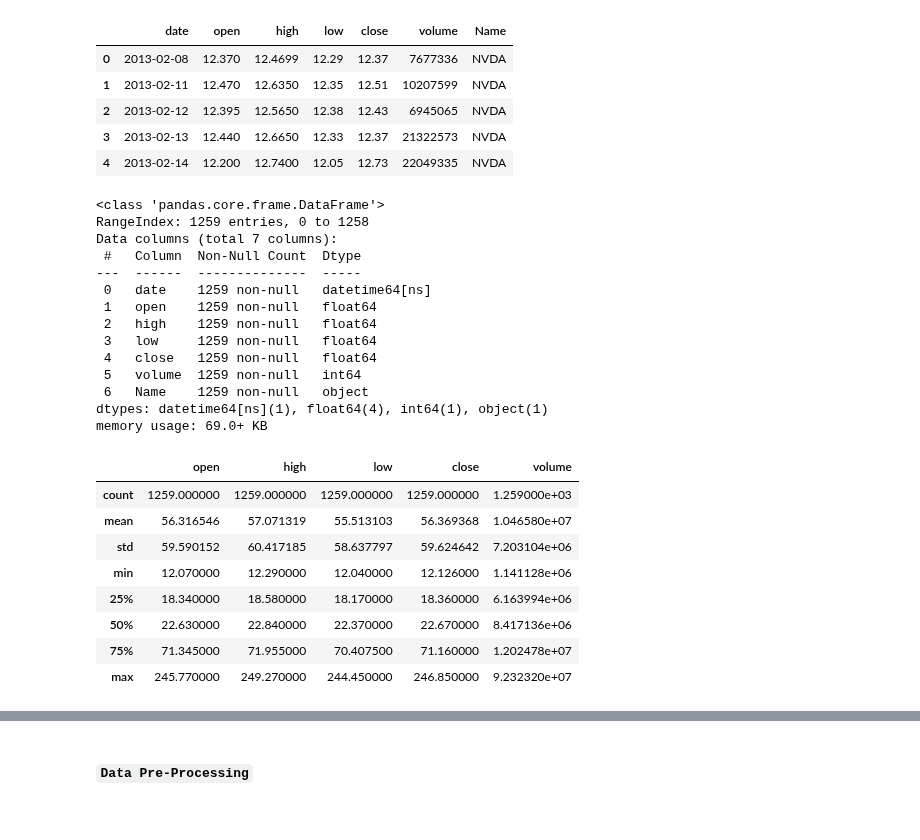
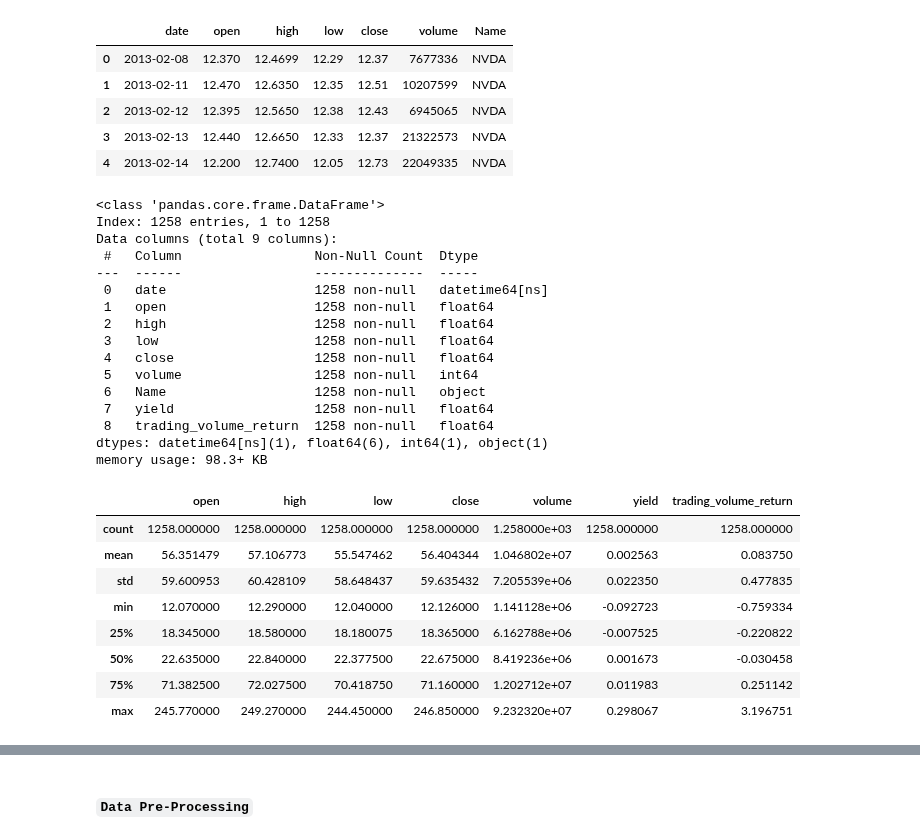
Before and after one commit to sranillac/SRC_UniOvi, a Jupyter notebook: ML-DL/src/ML/ML-Regression/NVIDIA/SRC_EDA_Viz_PreProcess_NVDIA.ipynb, the cells around one changed output, grey strips where cells are left out. Saved outputs shown, nothing was run; the diff lists cells and outputs as text; code cells hidden in the pictures.

```diff
--- a/ML-DL/src/ML/ML-Regression/NVIDIA/SRC_EDA_Viz_PreProcess_NVDIA.ipynb
+++ b/ML-DL/src/ML/ML-Regression/NVIDIA/SRC_EDA_Viz_PreProcess_NVDIA.ipynb
@@ -23,11 +24,11 @@ warnings.filterwarnings("ignore", category = FutureWarning)
 # %% [markdown]
 #### ``Exploratory Data Analysis (EDA)``
 # %%
-# NVDIA Stock Price 5Y dataset
-df_nvdia = pd.read_csv('https://raw.githubusercontent.com/sranillac/SRC_UniOvi/refs/heads/main/ML-DL/data/NVDIA/NVDIAStockPrice5Y-Dataset.csv', usecols = lambda column: column != 'Unnamed: 0')
-df_nvdia['date'] = pd.to_datetime(df_nvdia['date'])
-df_nvdia = df_nvdia.sort_values('date')
-df_nvdia.head(5)
+# NVIDIA Stock Price 5Y dataset
+df_nvidia = pd.read_csv('https://raw.githubusercontent.com/sranillac/SRC_UniOvi/refs/heads/main/ML-DL/data/NVIDIA/NVIDIAStockPrice5Y-Dataset.csv', usecols = lambda column: column != 'Unnamed: 0')
+df_nvidia['date'] = pd.to_datetime(df_nvidia['date'])
+df_nvidia = df_nvidia.sort_values('date')
+df_nvidia.head(5)
 # %% [output]
 |  | date | open | high | low | close | volume | Name |
 | 0 | 2013-02-08 | 12.370 | 12.4699 | 12.29 | 12.37 | 7677336 | NVDA |
@@ -35,34 +36,41 @@ df_nvdia.head(5)
 | 2 | 2013-02-12 | 12.395 | 12.5650 | 12.38 | 12.43 | 6945065 | NVDA |
 | 3 | 2013-02-13 | 12.440 | 12.6650 | 12.33 | 12.37 | 21322573 | NVDA |
 | 4 | 2013-02-14 | 12.200 | 12.7400 | 12.05 | 12.73 | 22049335 | NVDA |
+# %%
+# Daily return (yield) and trading volume return
+df_nvidia['yield'] = df_nvidia['close'].pct_change()
+df_nvidia['trading_volume_return'] = df_nvidia['volume'].pct_change()
+df_nvidia.dropna(inplace = True) # drop first line
 # %%
 # Features type
-df_nvdia.info()
+df_nvidia.info()
 # %% [output]
 <class 'pandas.core.frame.DataFrame'>
-RangeIndex: 1259 entries, 0 to 1258
-Data columns (total 7 columns):
- #   Column  Non-Null Count  Dtype
----  ------  --------------  -----
- 0   date    1259 non-null   datetime64[ns]
- 1   open    1259 non-null   float64
- 2   high    1259 non-null   float64
- 3   low     1259 non-null   float64
- 4   close   1259 non-null   float64
- 5   volume  1259 non-null   int64
- 6   Name    1259 non-null   object
-dtypes: datetime64[ns](1), float64(4), int64(1), object(1)
-memory usage: 69.0+ KB
+Index: 1258 entries, 1 to 1258
+Data columns (total 9 columns):
+ #   Column                 Non-Null Count  Dtype
+---  ------                 --------------  -----
+ 0   date                   1258 non-null   datetime64[ns]
+ 1   open                   1258 non-null   float64
+ 2   high                   1258 non-null   float64
+ 3   low                    1258 non-null   float64
+ 4   close                  1258 non-null   float64
+ 5   volume                 1258 non-null   int64
+ 6   Name                   1258 non-null   object
+ 7   yield                  1258 non-null   float64
+ 8   trading_volume_return  1258 non-null   float64
+dtypes: datetime64[ns](1), float64(6), int64(1), object(1)
+memory usage: 98.3+ KB
 # %%
 # Features description
-df_nvdia[['open', 'high', 'low', 'close', 'volume']].describe()
+df_nvidia[['open', 'high', 'low', 'close', 'volume', 'yield', 'trading_volume_return']].describe()
 # %% [output]
-|  | open | high | low | close | volume |
-| count | 1259.000000 | 1259.000000 | 1259.000000 | 1259.000000 | 1.259000e+03 |
-| mean | 56.316546 | 57.071319 | 55.513103 | 56.369368 | 1.046580e+07 |
-| std | 59.590152 | 60.417185 | 58.637797 | 59.624642 | 7.203104e+06 |
-| min | 12.070000 | 12.290000 | 12.040000 | 12.126000 | 1.141128e+06 |
-| 25% | 18.340000 | 18.580000 | 18.170000 | 18.360000 | 6.163994e+06 |
-| 50% | 22.630000 | 22.840000 | 22.370000 | 22.670000 | 8.417136e+06 |
-| 75% | 71.345000 | 71.955000 | 70.407500 | 71.160000 | 1.202478e+07 |
-| max | 245.770000 | 249.270000 | 244.450000 | 246.850000 | 9.232320e+07 |
+|  | open | high | low | close | volume | yield | trading_volume_return |
+| count | 1258.000000 | 1258.000000 | 1258.000000 | 1258.000000 | 1.258000e+03 | 1258.000000 | 1258.000000 |
+| mean | 56.351479 | 57.106773 | 55.547462 | 56.404344 | 1.046802e+07 | 0.002563 | 0.083750 |
+| std | 59.600953 | 60.428109 | 58.648437 | 59.635432 | 7.205539e+06 | 0.022350 | 0.477835 |
+| min | 12.070000 | 12.290000 | 12.040000 | 12.126000 | 1.141128e+06 | -0.092723 | -0.759334 |
+| 25% | 18.345000 | 18.580000 | 18.180075 | 18.365000 | 6.162788e+06 | -0.007525 | -0.220822 |
+| 50% | 22.635000 | 22.840000 | 22.377500 | 22.675000 | 8.419236e+06 | 0.001673 | -0.030458 |
+| 75% | 71.382500 | 72.027500 | 70.418750 | 71.160000 | 1.202712e+07 | 0.011983 | 0.251142 |
+| max | 245.770000 | 249.270000 | 244.450000 | 246.850000 | 9.232320e+07 | 0.298067 | 3.196751 |
```
Also changed, not shown: parts of 14 cells of this notebook.
